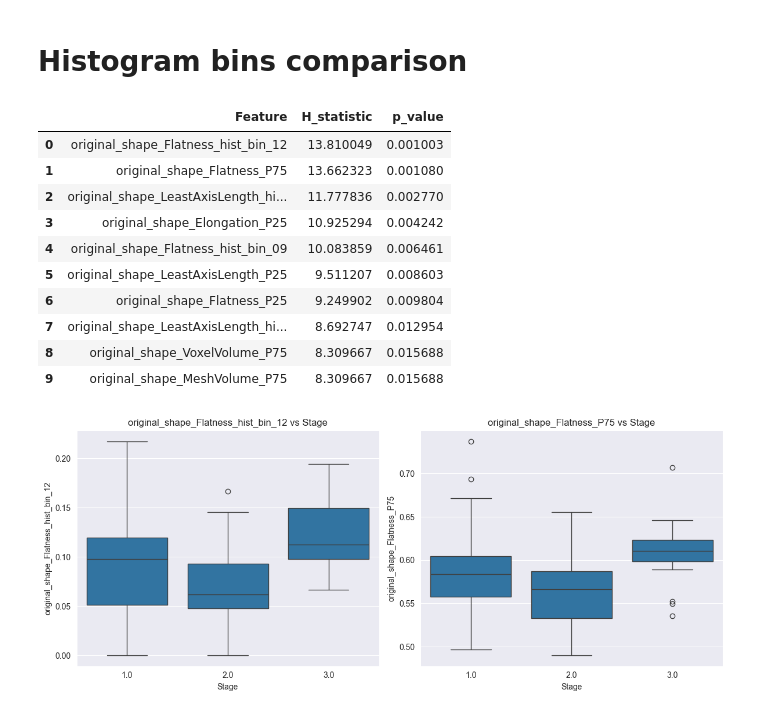
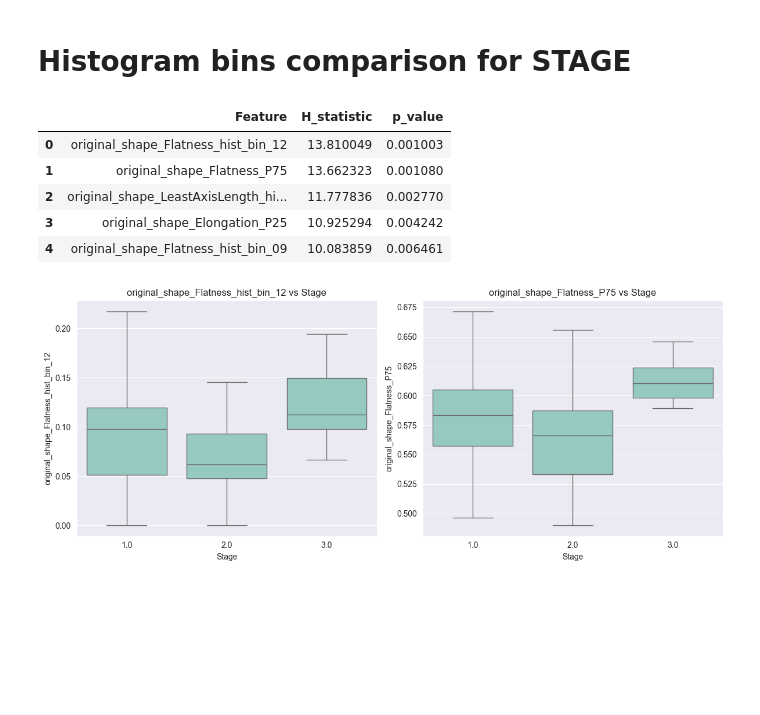
Before and after one commit to lukas1110/Analysis-of-multiple-myelomas-from-dual-CT, a Jupyter notebook: lesions_level/histogram_bins_features.ipynb, the cells around one changed output. Cells and saved outputs as stored; diff of their text form; code cells hidden in the pictures; blank space fills up the shorter version.

```diff
--- a/lesions_level/histogram_bins_features.ipynb
+++ b/lesions_level/histogram_bins_features.ipynb
@@ -1,5 +1,5 @@
 # %% [markdown]
-# Histogram bins comparison
+# Histogram bins comparison for STAGE
 # %%
 from scipy.stats import skew, kurtosis
 from helper_files.feature_selection_helper import *
@@ -67,7 +67,7 @@ for feature in numeric_features:
     results.append({"Feature": feature, "H_statistic": H, "p_value": p})
 
 results_df = (pd.DataFrame(results).sort_values("p_value").reset_index(drop=True))
-results_df.head(10)
+results_df.head()
 # %% [output]
 |  | Feature | H_statistic | p_value |
 | 0 | original_shape_Flatness_hist_bin_12 | 13.810049 | 0.001003 |
@@ -75,30 +75,27 @@ results_df.head(10)
 | 2 | original_shape_LeastAxisLength_hi... | 11.777836 | 0.002770 |
 | 3 | original_shape_Elongation_P25 | 10.925294 | 0.004242 |
 | 4 | original_shape_Flatness_hist_bin_09 | 10.083859 | 0.006461 |
-| 5 | original_shape_LeastAxisLength_P25 | 9.511207 | 0.008603 |
-| 6 | original_shape_Flatness_P25 | 9.249902 | 0.009804 |
-| 7 | original_shape_LeastAxisLength_hi... | 8.692747 | 0.012954 |
-| 8 | original_shape_VoxelVolume_P75 | 8.309667 | 0.015688 |
-| 9 | original_shape_MeshVolume_P75 | 8.309667 | 0.015688 |
 # %%
 img_feature1 = "original_shape_Flatness_hist_bin_12"
 img_feature2 = "original_shape_Flatness_P75"
 
 plt.figure(figsize=(12, 5))
 
 plt.subplot(121)
-sns.boxplot(x='Stage', y=img_feature1, data=data)
+sns.set_style("darkgrid")
+sns.boxplot(x='Stage', y=img_feature1, data=data, showfliers=False)
 plt.xlabel('Stage')
 plt.ylabel(img_feature1)
 plt.title(f'{img_feature1} vs Stage', fontsize=12)
 
 plt.subplot(122)
-sns.boxplot(x='Stage', y=img_feature2, data=data)
+sns.set_style("darkgrid")
+sns.boxplot(x='Stage', y=img_feature2, data=data, showfliers=False)
 plt.xlabel('Stage')
 plt.ylabel(img_feature2)
 plt.title(f'{img_feature2} vs Stage', fontsize=12)
 
 plt.tight_layout()
 plt.show()
 # %% [output]
-[figure, old version]
+[figure, new version]
```
Also changed, not shown: parts of 3 cells of this notebook, 2 other files.
